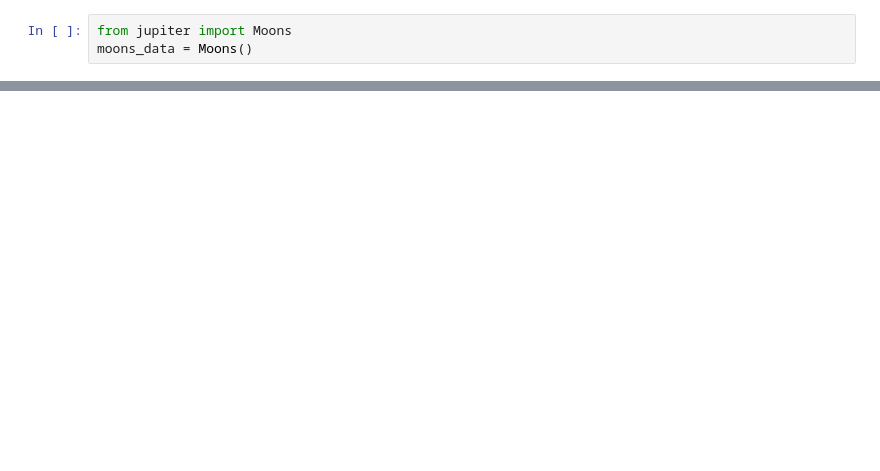
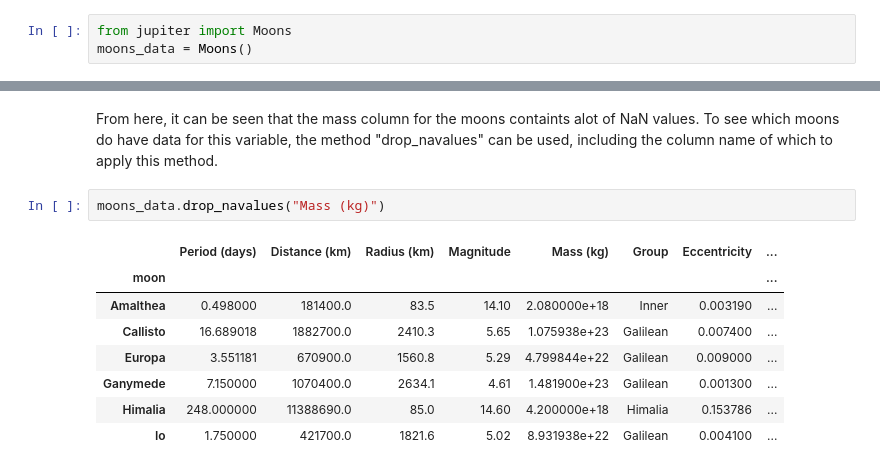
Before and after one commit to tara-12345/Assessment-1, a Jupyter notebook: jupiter_visualise.ipynb, the cells around one changed output, grey strips where cells are left out. Drawn from its saved outputs; the diff is of its cells as text; blank space fills up the shorter version.

```diff
--- a/jupiter_visualise.ipynb
+++ b/jupiter_visualise.ipynb
@@ -6,0 +22,13 @@ moons_data = Moons()
+# %% [markdown]
+From here, it can be seen that the mass column for the moons containts alot of NaN values. To see which moons do have data for this variable, the method "drop_navalues" can be used, including the column name of which to apply this method.
+# %%
+moons_data.drop_navalues("Mass (kg)")
+# %% [output]
+|  | Period (days) | Distance (km) | Radius (km) | Magnitude | Mass (kg) | Group | Eccentricity | ... |
+| moon |  |  |  |  |  |  |  | ... |
+| Amalthea | 0.498000 | 181400.0 | 83.5 | 14.10 | 2.080000e+18 | Inner | 0.003190 | ... |
+| Callisto | 16.689018 | 1882700.0 | 2410.3 | 5.65 | 1.075938e+23 | Galilean | 0.007400 | ... |
+| Europa | 3.551181 | 670900.0 | 1560.8 | 5.29 | 4.799844e+22 | Galilean | 0.009000 | ... |
+| Ganymede | 7.150000 | 1070400.0 | 2634.1 | 4.61 | 1.481900e+23 | Galilean | 0.001300 | ... |
+| Himalia | 248.000000 | 11388690.0 | 85.0 | 14.60 | 4.200000e+18 | Himalia | 0.153786 | ... |
+| Io | 1.750000 | 421700.0 | 1821.6 | 5.02 | 8.931938e+22 | Galilean | 0.004100 | ... |
```
Also changed, not shown: parts of 34 cells of this notebook, 1 other file.
